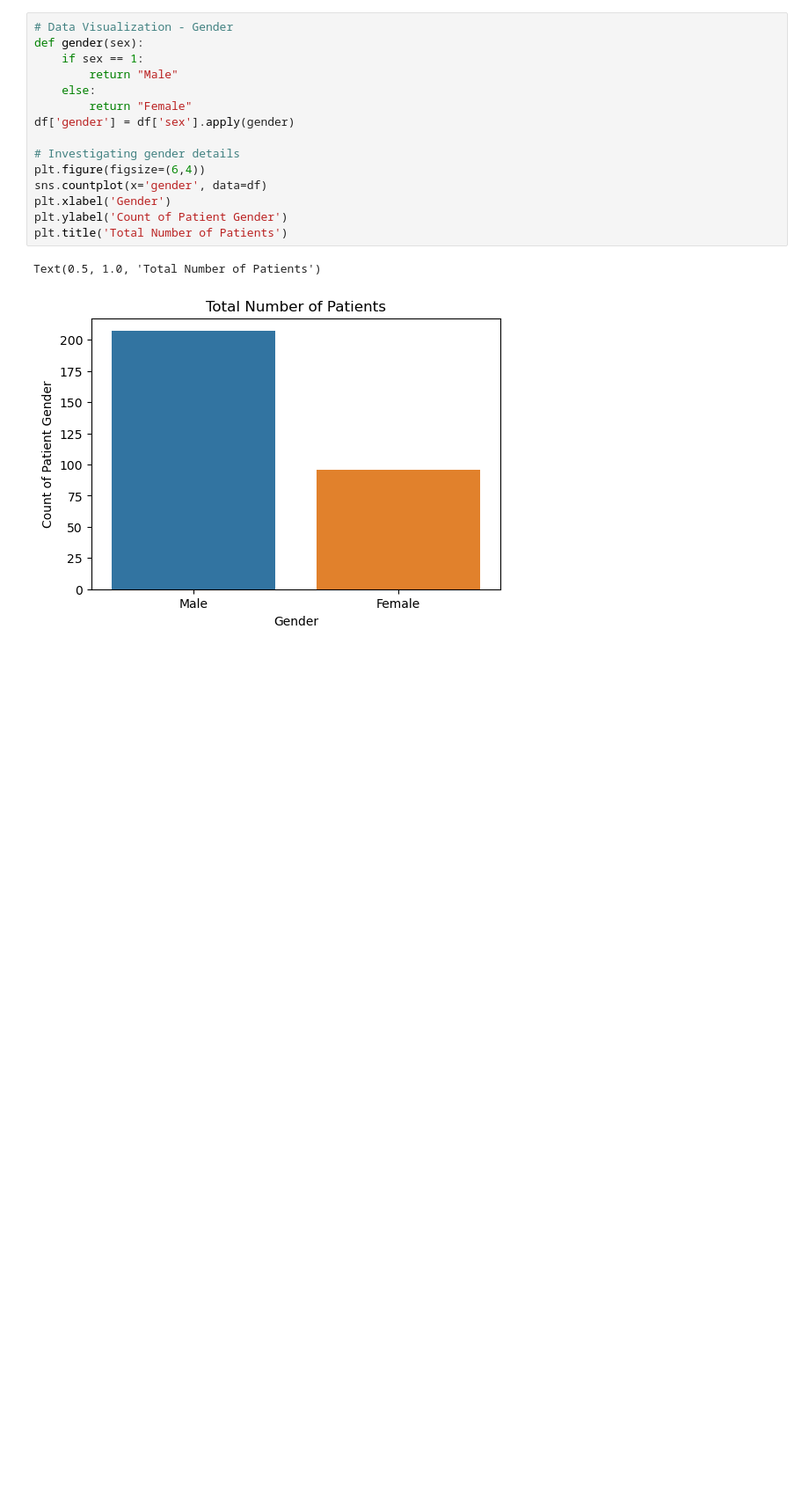
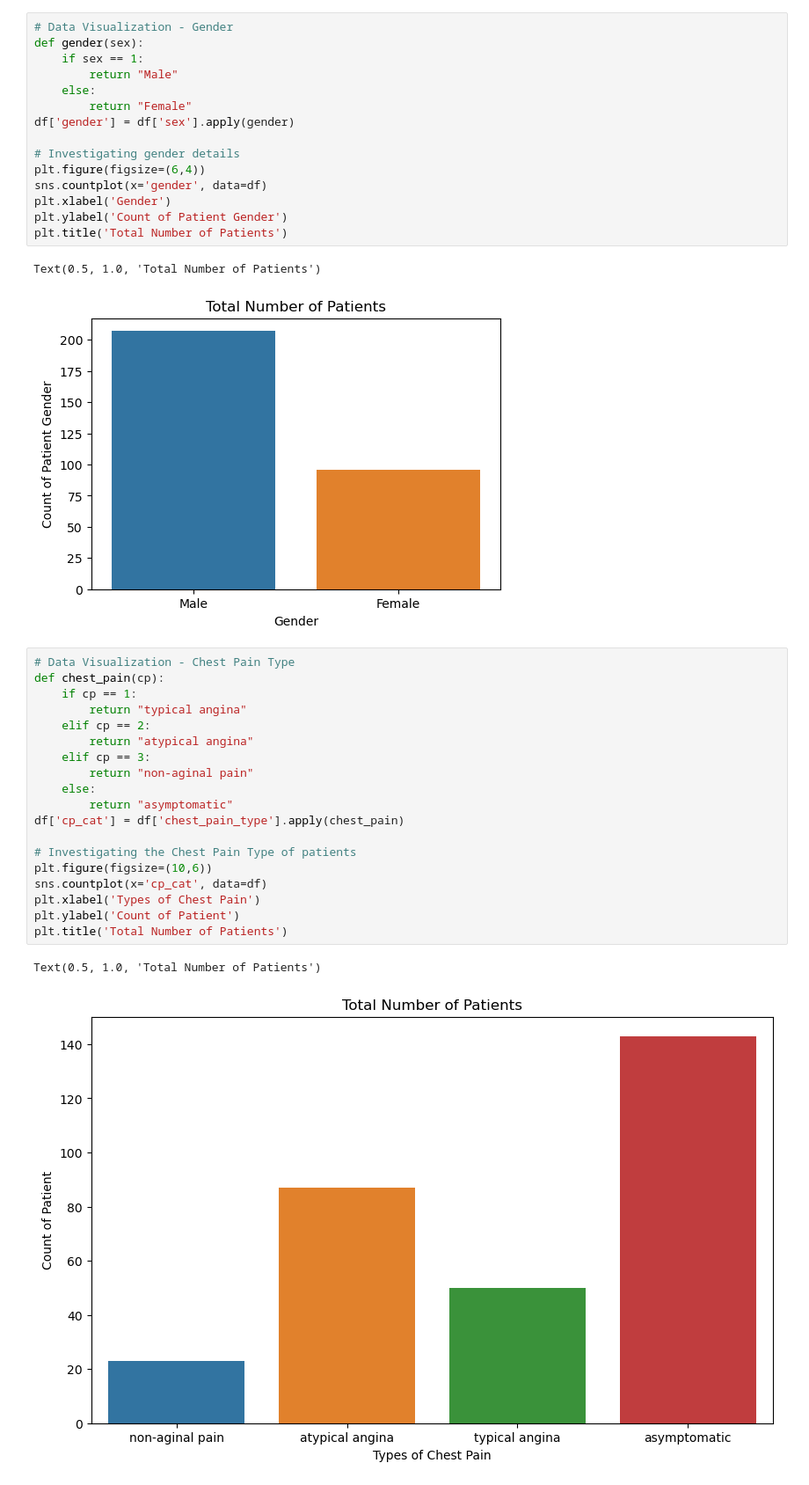
Before and after one commit to chemutai254/ML_Projects, a Jupyter notebook: Heart_Disease/Peterside_Hospital_Heart_Disease.ipynb, the cells around one changed output. Shown at 88% size. Saved outputs shown, nothing was run; the diff lists cells and outputs as text; blank space fills up the shorter version.

```diff
--- a/Heart_Disease/Peterside_Hospital_Heart_Disease.ipynb
+++ b/Heart_Disease/Peterside_Hospital_Heart_Disease.ipynb
@@ -208,3 +208,25 @@ plt.title('Total Number of Patients')
 # %% [output]
 Text(0.5, 1.0, 'Total Number of Patients')
 [figure]
+# %%
+# Data Visualization - Chest Pain Type
+def chest_pain(cp):
+    if cp == 1:
+        return "typical angina"
+    elif cp == 2:
+        return "atypical angina"
+    elif cp == 3:
+        return "non-aginal pain"
+    else:
+        return "asymptomatic"
+df['cp_cat'] = df['chest_pain_type'].apply(chest_pain)
+
+# Investigating the Chest Pain Type of patients
+plt.figure(figsize=(10,6))
+sns.countplot(x='cp_cat', data=df)
+plt.xlabel('Types of Chest Pain')
+plt.ylabel('Count of Patient')
+plt.title('Total Number of Patients')
+# %% [output]
+Text(0.5, 1.0, 'Total Number of Patients')
+[figure, added]
```
Also changed, not shown: parts of 34 cells of this notebook.
